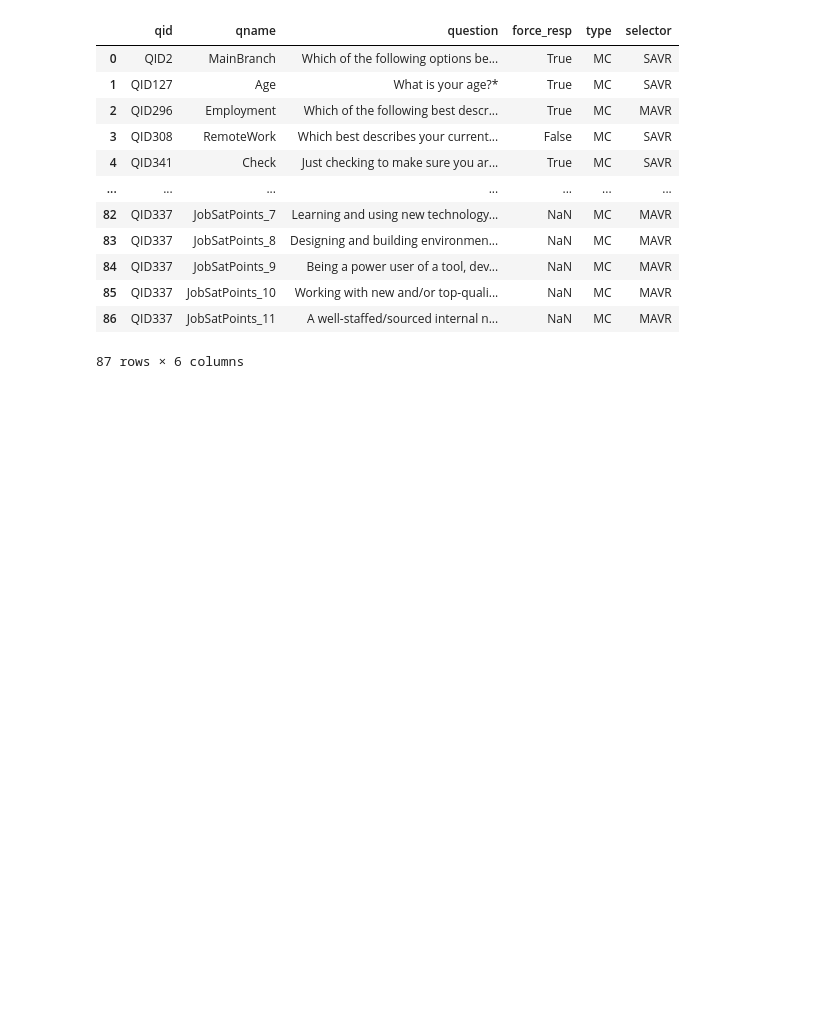
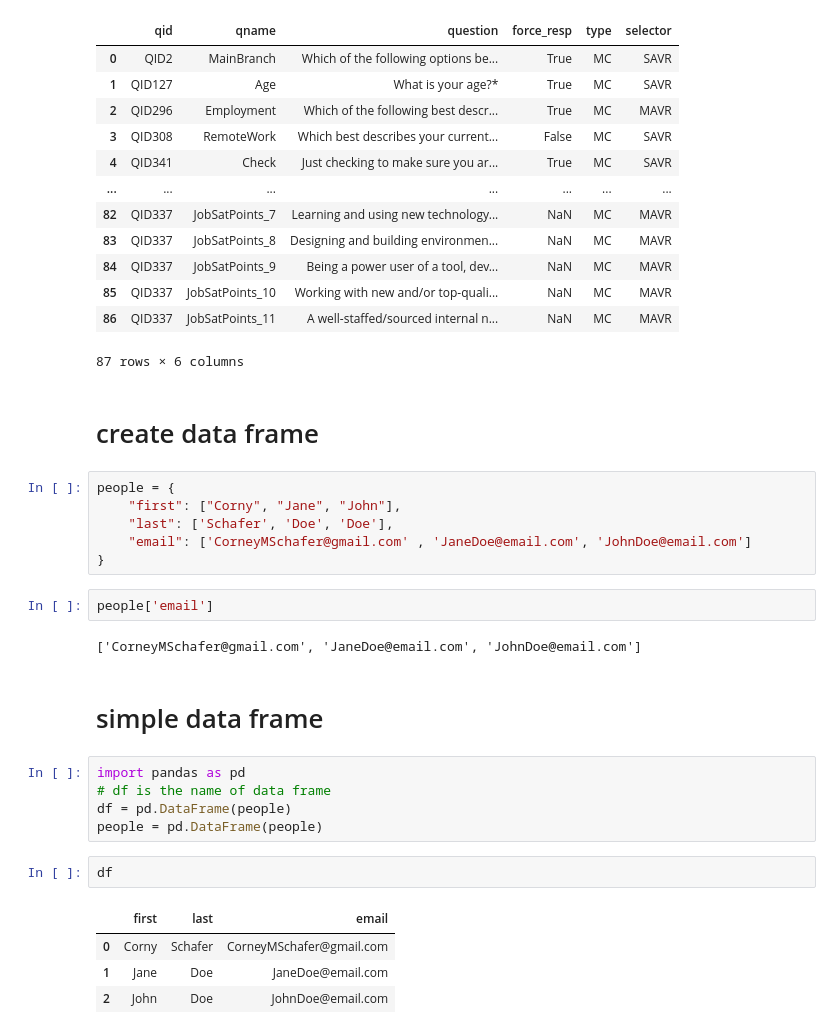
Before and after one commit to MathiasStadler/python_try_pandas_two, a Jupyter notebook: python_pandas_demo_part_2.ipynb, the cells around one changed output. Saved outputs shown, nothing was run; the diff lists cells and outputs as text; blank space fills up the shorter version.

```diff
--- a/python_pandas_demo_part_2.ipynb
+++ b/python_pandas_demo_part_2.ipynb
@@ -35,3 +42,29 @@ schema_df
 | 85 | QID337 | JobSatPoints_10 | Working with new and/or top-quali... | NaN | MC | MAVR |
 | 86 | QID337 | JobSatPoints_11 | A well-staffed/sourced internal n... | NaN | MC | MAVR |
 87 rows × 6 columns
+# %% [markdown]
+# create data frame
+# %%
+people = {
+    "first": ["Corny", "Jane", "John"],
+    "last": ['Schafer', 'Doe', 'Doe'],
+    "email": ['CorneyMSchafer@gmail.com' , 'JaneDoe@email.com', 'JohnDoe@email.com']
+}
+# %%
+people['email']
+# %% [output]
+['CorneyMSchafer@gmail.com', 'JaneDoe@email.com', 'JohnDoe@email.com']
+# %% [markdown]
+# simple data frame
+# %%
+import pandas as pd
+# df is the name of data frame
+df = pd.DataFrame(people)
+people = pd.DataFrame(people)
+# %%
+df
+# %% [output]
+|  | first | last | email |
+| 0 | Corny | Schafer | CorneyMSchafer@gmail.com |
+| 1 | Jane | Doe | JaneDoe@email.com |
+| 2 | John | Doe | JohnDoe@email.com |
```
Also changed, not shown: parts of 19 cells of this notebook, 2 other files.
